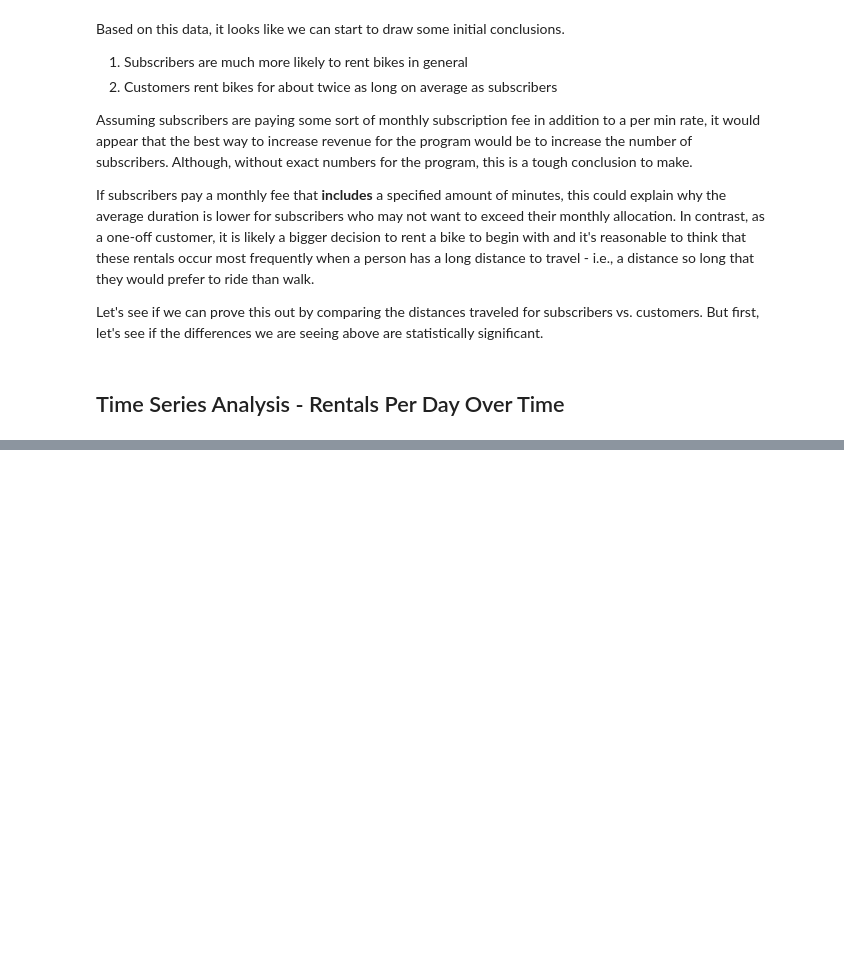
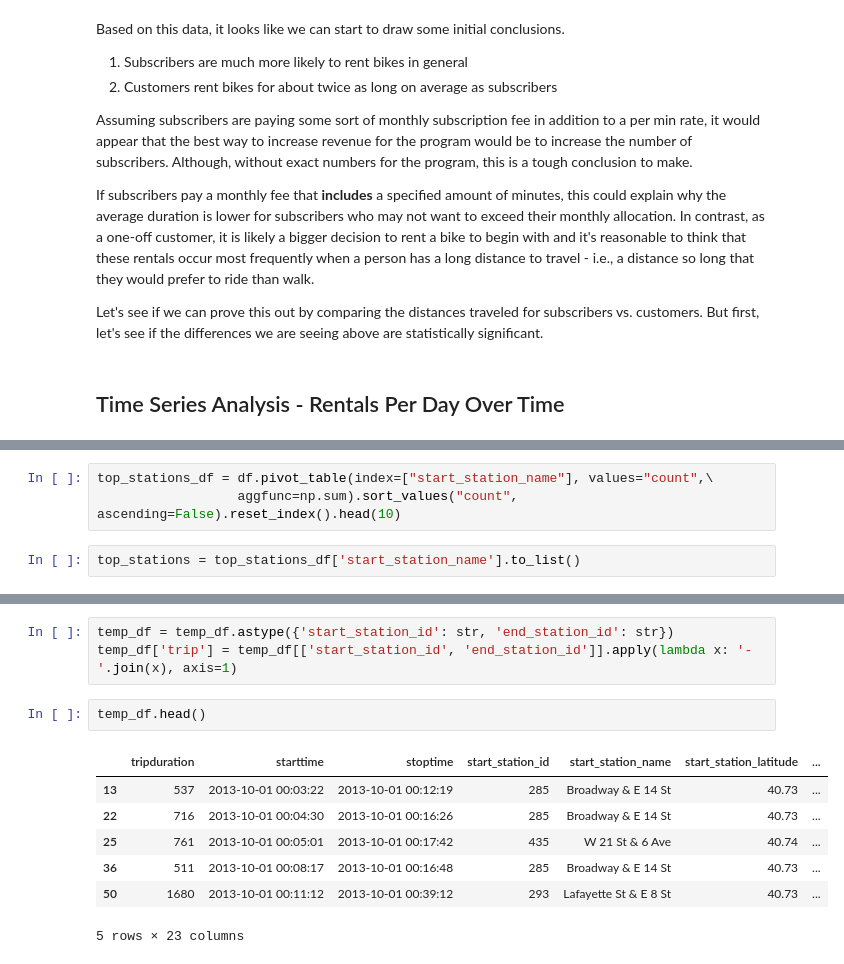
Before and after one commit to stevenrhart/bike-rentals, a Jupyter notebook: notebooks/Bike_Rentals.ipynb, the cells around one changed output, grey strips where cells are left out. Cells and saved outputs as stored; diff of their text form; blank space fills up the shorter version.

```diff
--- a/notebooks/Bike_Rentals.ipynb
+++ b/notebooks/Bike_Rentals.ipynb
@@ -459,0 +464,5 @@ plt.legend(loc='upper right');
+# %%
+top_stations_df = df.pivot_table(index=["start_station_name"], values="count",\
+                  aggfunc=np.sum).sort_values("count", ascending=False).reset_index().head(10)
+# %%
+top_stations = top_stations_df['start_station_name'].to_list()
@@ -459,0 +478,13 @@ plt.legend(loc='upper right');
+# %%
+temp_df = temp_df.astype({'start_station_id': str, 'end_station_id': str})
+temp_df['trip'] = temp_df[['start_station_id', 'end_station_id']].apply(lambda x: '-'.join(x), axis=1)
+# %%
+temp_df.head()
+# %% [output]
+|  | tripduration | starttime | stoptime | start_station_id | start_station_name | start_station_latitude | ... |
+| 13 | 537 | 2013-10-01 00:03:22 | 2013-10-01 00:12:19 | 285 | Broadway & E 14 St | 40.73 | ... |
+| 22 | 716 | 2013-10-01 00:04:30 | 2013-10-01 00:16:26 | 285 | Broadway & E 14 St | 40.73 | ... |
+| 25 | 761 | 2013-10-01 00:05:01 | 2013-10-01 00:17:42 | 435 | W 21 St & 6 Ave | 40.74 | ... |
+| 36 | 511 | 2013-10-01 00:08:17 | 2013-10-01 00:16:48 | 285 | Broadway & E 14 St | 40.73 | ... |
+| 50 | 1680 | 2013-10-01 00:11:12 | 2013-10-01 00:39:12 | 293 | Lafayette St & E 8 St | 40.73 | ... |
+5 rows × 23 columns
```
Also changed, not shown: parts of 20 cells of this notebook.
